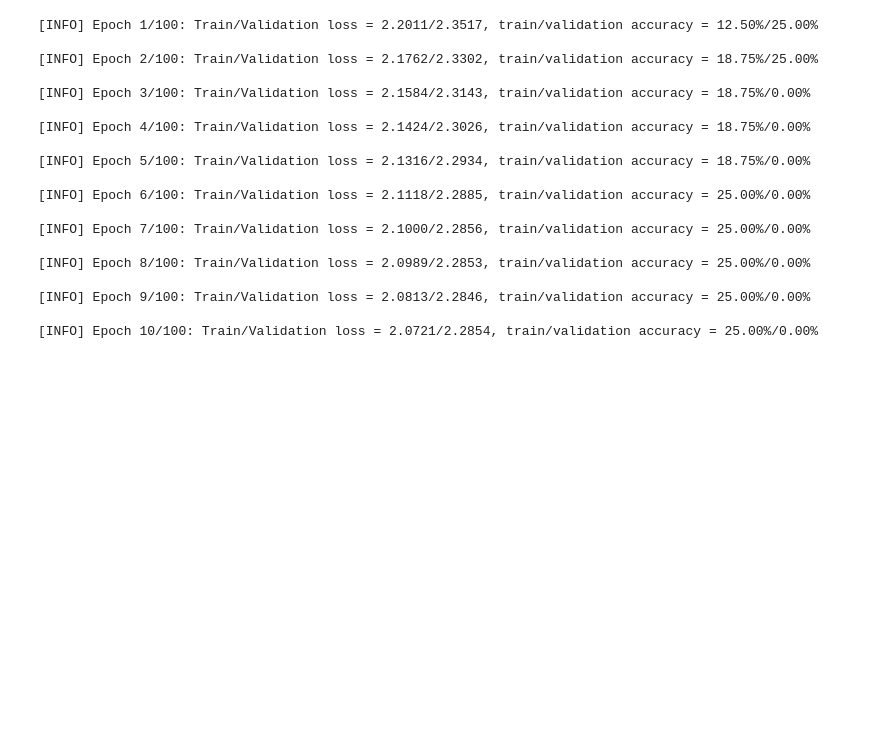
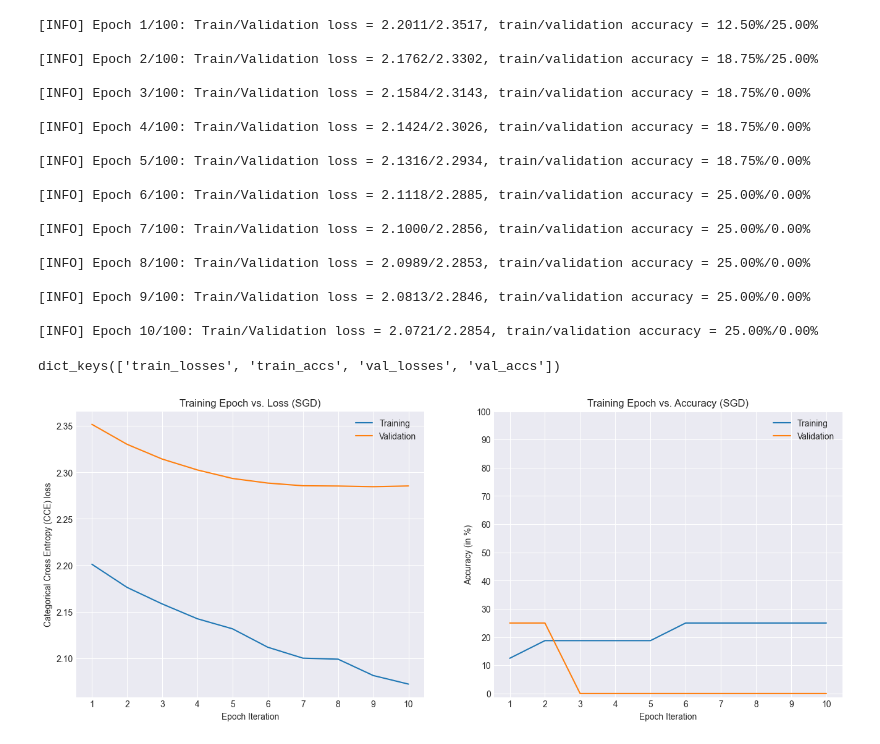
Before and after one commit to Trim0500/FE-Stats-Classifier, a Jupyter notebook: FE_Stats_Model_Analysis.ipynb, the cells around one changed output. Saved outputs shown, nothing was run; the diff lists cells and outputs as text; code cells hidden in the pictures; blank space fills up the shorter version.

Commit message:
Feat[FE_Stats_Model]: Graphs for history

```diff
--- a/FE_Stats_Model_Analysis.ipynb
+++ b/FE_Stats_Model_Analysis.ipynb
@@ -43,7 +43,7 @@ baseline_sgd_config = { "optim_name":"SGD","lr":0.001,"weight_decay":1e-6 }
 # %%
 baslanced_mlp_classifier = FEMLPClassifier(num_features * 3, 3, num_features, num_classes, accel_device, dtype)
 # %%
-balanced_mlp_history = run_train_forward_pytorch(baslanced_mlp_classifier, train_dataloader, val_dataloader, num_epochs, baseline_sgd_config, accel_device, dtype)
+balanced_mlp_history = ma.run_train_forward_pytorch(baslanced_mlp_classifier, train_dataloader, val_dataloader, num_epochs, baseline_sgd_config, accel_device, dtype)
 # %% [output]
 [INFO] Epoch 1/100: Train/Validation loss = 2.2011/2.3517, train/validation accuracy = 12.50%/25.00%
 
@@ -64,3 +64,11 @@ balanced_mlp_history = run_train_forward_pytorch(baslanced_mlp_classifier, train
 [INFO] Epoch 9/100: Train/Validation loss = 2.0813/2.2846, train/validation accuracy = 25.00%/0.00%
 
 [INFO] Epoch 10/100: Train/Validation loss = 2.0721/2.2854, train/validation accuracy = 25.00%/0.00%
+# %%
+balanced_mlp_history.keys()
+# %% [output]
+dict_keys(['train_losses', 'train_accs', 'val_losses', 'val_accs'])
+# %%
+ma.show_analysis_charts(balanced_mlp_history["train_losses"], balanced_mlp_history["train_accs"], balanced_mlp_history["val_losses"], balanced_mlp_history["val_accs"])
+# %% [output]
+[figure, added]
```
Also changed, not shown: parts of 1 cell of this notebook, 1 other file.
